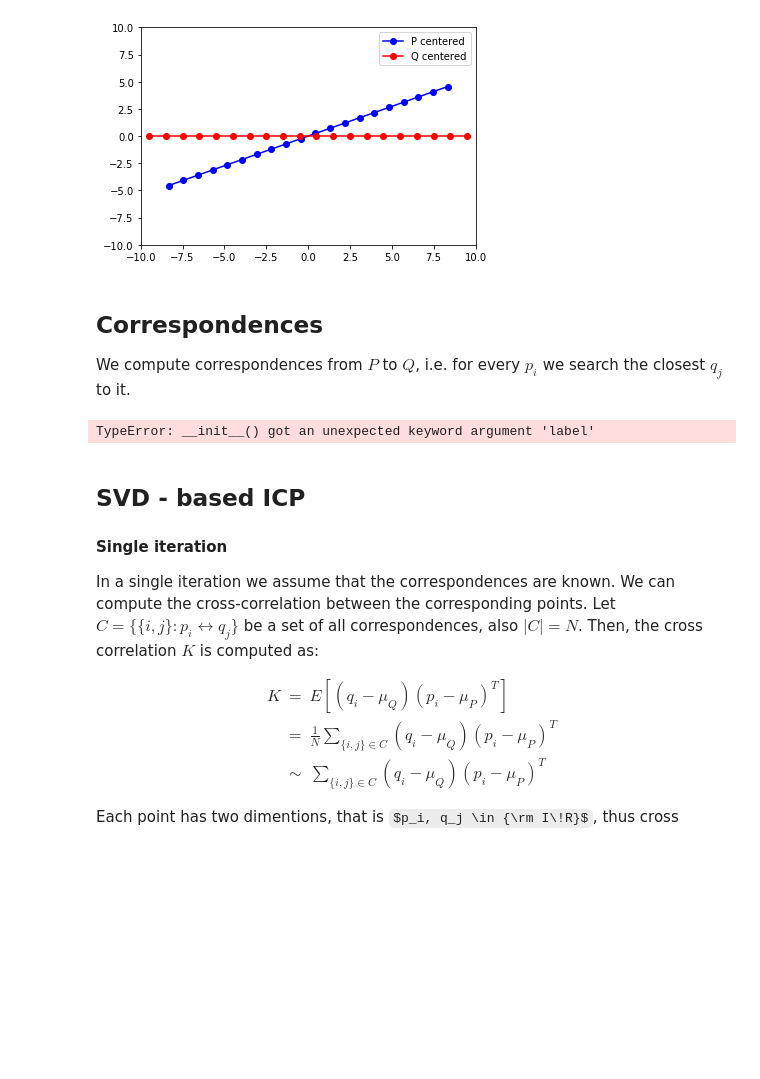
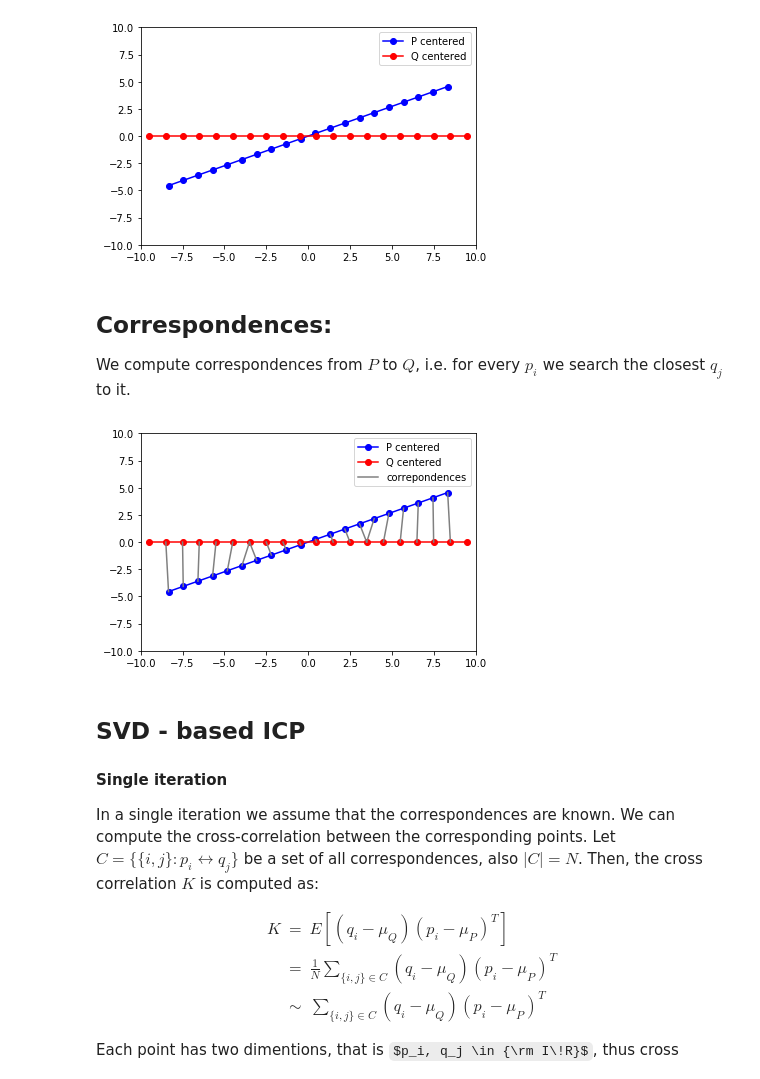
Before and after one commit to niosus/notebooks, a Jupyter notebook: icp.ipynb, the cells around one changed output. Drawn from its saved outputs; the diff is of its cells as text; code cells hidden in the pictures; some formulas as TeX source; blank space fills up the shorter version.

```diff
--- a/icp.ipynb
+++ b/icp.ipynb
@@ -66,7 +66,7 @@ plt.show()
 # %% [output]
 [figure]
 # %% [markdown]
-## Correspondences ##
+## Correspondences: ##
 We compute correspondences from $P$ to $Q$, i.e. for every $p_i$ we search the closest $q_j$ to it.
 # %%
 def get_correspondence_indices(P, Q):
@@ -78,34 +78,37 @@ def get_correspondence_indices(P, Q):
         p_point = P[:, i]
         min_dist = sys.maxsize
         chosen_idx = -1
         for j in range(q_size):
             q_point = Q[:, j]
             dist = np.linalg.norm(q_point - p_point)
             if dist < min_dist:
                 min_dist = dist
                 chosen_idx = j
         correspondences.append((i, chosen_idx))
     return correspondences
 
 def draw_correspondeces(P, Q, correspondences, ax):
     label_added = False
     for i, j in correspondences:
         x = [P[0, i], Q[0, j]]
         y = [P[1, i], Q[1, j]]
         if not label_added:
             ax.plot(x, y, color='grey', label='correpondences')
+            label_added = True
+        else:
+            ax.plot(x, y, color='grey')
     ax.legend()
 
 correspondences = get_correspondence_indices(P_centered, Q_centered)
 lim = [-10, 10]
 ax = plot_data(P_centered, Q_centered,
                label_1='P centered',
                label_2='Q centered',
                xlim=lim, ylim=lim)
 draw_correspondeces(P_centered, Q_centered, correspondences, ax)
 plt.show()
 # %% [output]
-TypeError: __init__() got an unexpected keyword argument 'label'
+[figure, added]
 # %% [markdown]
 ## SVD - based ICP ##
 
```
Also changed, not shown: parts of 3 cells of this notebook.
